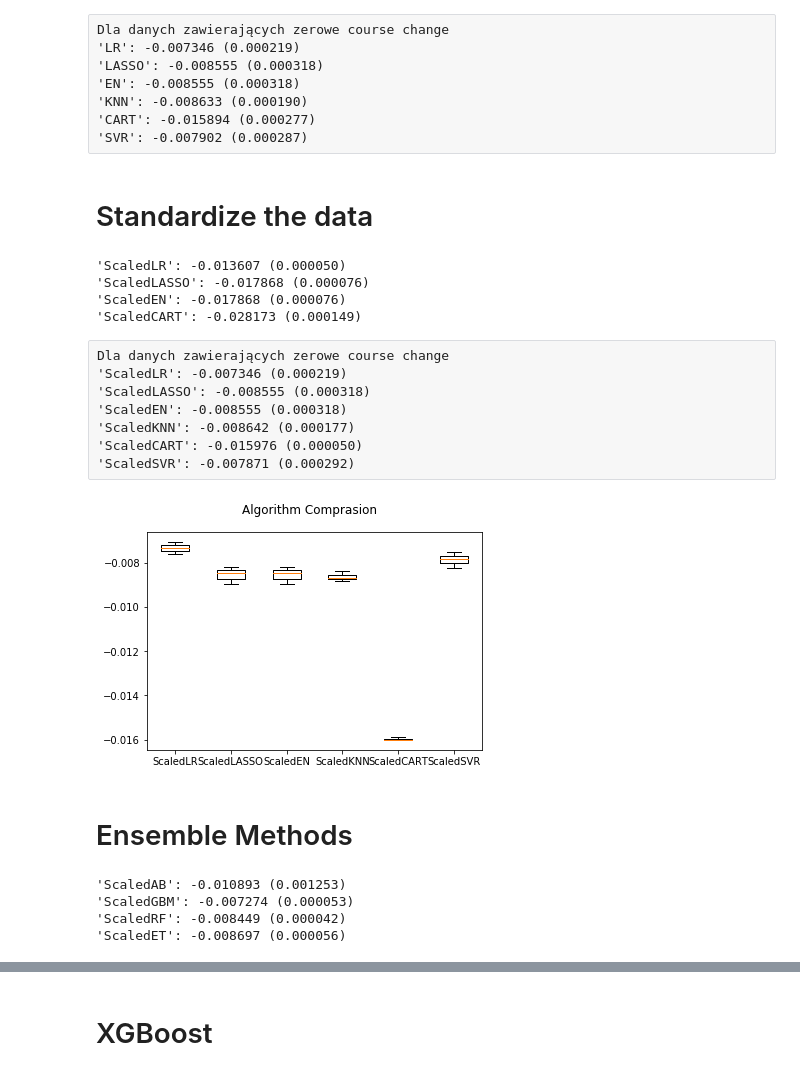
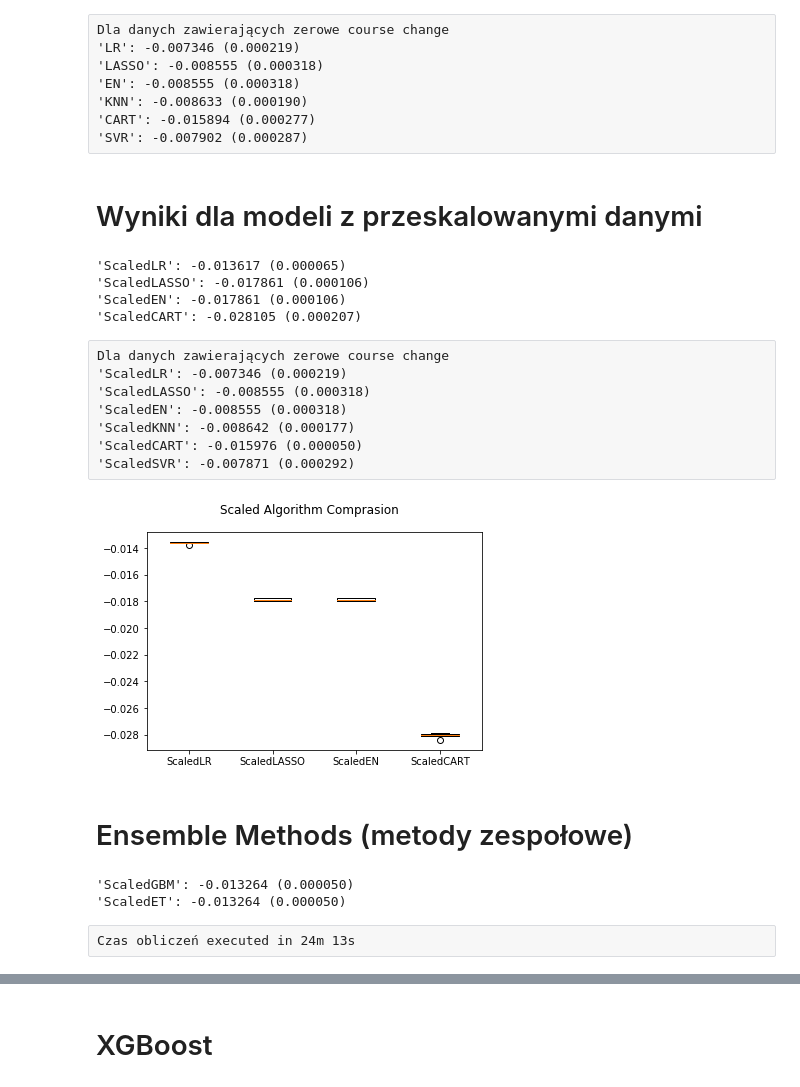
Before and after one commit to Moribund7/kghm_forecasting, a Jupyter notebook: notebooks/Prediction.ipynb, the cells around one changed output, grey strips where cells are left out. Cells and saved outputs as stored; diff of their text form; code cells hidden in the pictures.

```diff
--- a/notebooks/Prediction.ipynb
+++ b/notebooks/Prediction.ipynb
@@ -105,7 +84,0 @@ normalized_X
-# %%
-# Training
-clf = LinearRegression()
-clf.fit(X_train,Y_train)
-# Testing
-confidence = clf.score(X_test, Y_test)
-print("confidence: ", confidence)
@@ -166,7 +114,7 @@ import numpy as np
 # %% [markdown]
 Jako miary jakości przewidywania użyto metryki średniego błedu kwadratowego.
 # %%
-num_folds=3
+num_folds=5
 scoring='neg_mean_squared_error'
 # %% [markdown]
 # Wybór testowanych algorytmów
@@ -177,9 +125,9 @@ models=[]
 models.append(('LR',LinearRegression()))
 models.append(('LASSO',Lasso()))
 models.append(('EN',ElasticNet()))
-models.append(('KNN',KNeighborsRegressor()))
+# models.append(('KNN',KNeighborsRegressor()))#bardzo dlugo trwa jego obliczanie
 models.append(('CART',DecisionTreeRegressor()))
-models.append(('SVR',SVR()))
+# models.append(('SVR',SVR()))#bardzo dlugo trwa jego obliczanie
 # %% [markdown]
 ## Testowanie modeli
 # %% [markdown]
@@ -217,31 +163,31 @@ Dla danych zawierających zerowe course change
 'KNN': -0.008633 (0.000190)
 'CART': -0.015894 (0.000277)
 'SVR': -0.007902 (0.000287)
-# %% [markdown]
-# Standardize the data
+# %% [markdown]
+# Wyniki dla modeli z przeskalowanymi danymi
 # %%
 piplines=[]
 piplines.append(('ScaledLR',Pipeline([('Scaler',StandardScaler()),('LR',LinearRegression())])))
 piplines.append(('ScaledLASSO',Pipeline([('Scaler',StandardScaler()),('LASSO',Lasso())])))
 piplines.append(('ScaledEN',Pipeline([('Scaler',StandardScaler()),('EN',ElasticNet())])))
-# piplines.append(('ScaledKNN',Pipeline([('Scaler',StandardScaler()),('KNN',KNeighborsRegressor())])))
+# piplines.append(('ScaledKNN',Pipeline([('Scaler',StandardScaler()),('KNN',KNeighborsRegressor())])))#bardzo dlugo trwa jego obliczanie
 piplines.append(('ScaledCART',Pipeline([('Scaler',StandardScaler()),('CART',DecisionTreeRegressor())])))
-# piplines.append(('ScaledSVR',Pipeline([('Scaler',StandardScaler()),('SVR',SVR())])))
+# piplines.append(('ScaledSVR',Pipeline([('Scaler',StandardScaler()),('SVR',SVR())])))#bardzo dlugo trwa jego obliczanie
 
-results=[]
-names=[]
+results_scaled=[]
+names_scaled=[]
 for name, model in piplines:
     kfold=KFold(n_splits=num_folds,random_state=seed,shuffle=True)
     cv_results=cross_val_score(model,X_train,Y_train,cv=kfold,scoring=scoring)
-    results.append(cv_results)
-    names.append(name)
+    results_scaled.append(cv_results)
+    names_scaled.append(name)
     message="%a: %f (%f)" % (name,cv_results.mean(),cv_results.std())
     print(message)
 # %% [output]
-'ScaledLR': -0.013607 (0.000050)
-'ScaledLASSO': -0.017868 (0.000076)
-'ScaledEN': -0.017868 (0.000076)
-'ScaledCART': -0.028173 (0.000149)
+'ScaledLR': -0.013617 (0.000065)
+'ScaledLASSO': -0.017861 (0.000106)
+'ScaledEN': -0.017861 (0.000106)
+'ScaledCART': -0.028105 (0.000207)
 # %% [raw]
 Dla danych zawierających zerowe course change
 'ScaledLR': -0.007346 (0.000219)
@@ -253,13 +199,13 @@ Dla danych zawierających zerowe course change
 # %%
 fig=plt.figure()
 fig.suptitle('Scaled Algorithm Comprasion')
 ax=fig.add_subplot(111)
-plt.boxplot(results)
-ax.set_xticklabels(names)
+plt.boxplot(results_scaled)
+ax.set_xticklabels(names_scaled)
 plt.show()
 # %% [output]
-[figure, old version]
+[figure, new version]
 # %% [markdown]
-# Ensemble Methods
+# Ensemble Methods (metody zespołowe)
 # %%
 ensembles=[]
@@ -269,19 +215,19 @@ ensembles.append(('ScaledRF',Pipeline([('Scaler', StandardScaler()),('RF',Random
 ensembles.append(('ScaledET',Pipeline([('Scaler', StandardScaler()),('ET',ExtraTreesRegressor())])))
 # %%
-results=[]
-names=[]
+results_ensemble=[]
+names_ensemble=[]
 for name, model in ensembles:
     kfold=KFold(n_splits=num_folds,random_state=seed,shuffle=True)
     cv_results=cross_val_score(model,X_train,Y_train,cv=kfold,scoring=scoring)
-    results.append(cv_results)
-    names.append(name)
+    results_ensemble.append(cv_results)
+    names_ensemble.append(name)
     message="%a: %f (%f)" % (name,cv_results.mean(),cv_results.std())
     print(message)
 # %% [output]
-'ScaledAB': -0.010893 (0.001253)
-'ScaledGBM': -0.007274 (0.000053)
-'ScaledRF': -0.008449 (0.000042)
-'ScaledET': -0.008697 (0.000056)
+'ScaledGBM': -0.013264 (0.000050)
+'ScaledET': -0.013264 (0.000050)
+# %% [raw]
+Czas obliczeń executed in 24m 13s
 # %%
 fig=plt.figure()
 fig.suptitle('Scaled Ensemble Algorithm Comparison')
```
Also changed, not shown: parts of 83 cells of this notebook.
